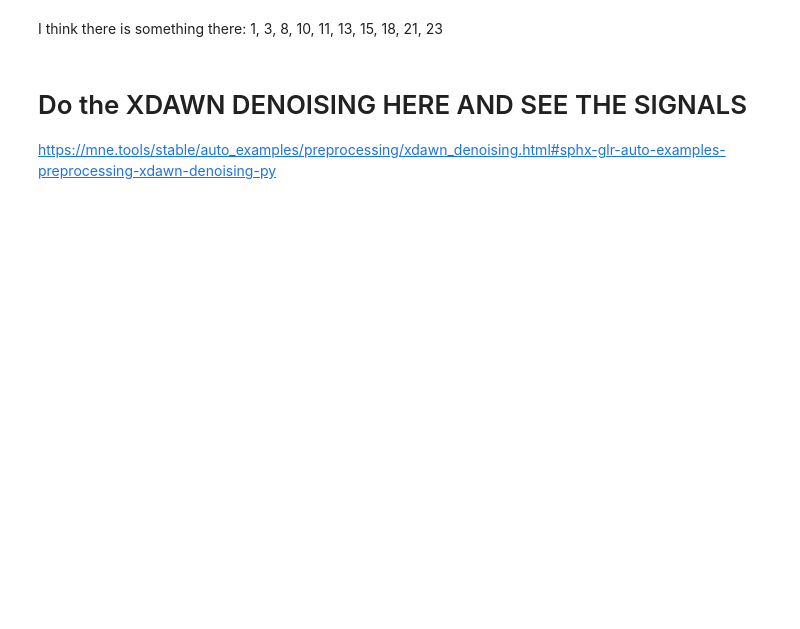
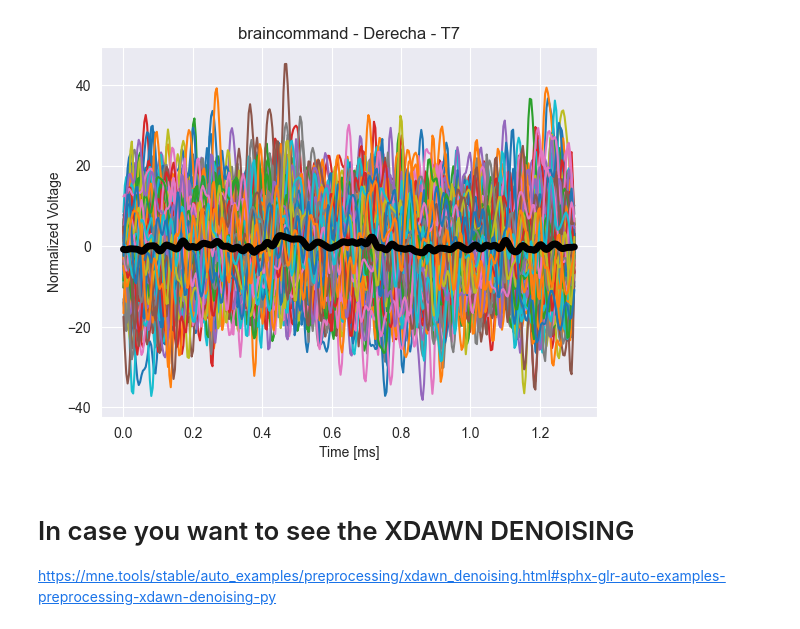
Before and after one commit to AlmaCuevas/EEG-Classifiers-Ensemble, a Jupyter notebook: src/processing_eeg_methods/plot_ERP.ipynb, the cells around one changed output. Cells and saved outputs as stored; diff of their text form; code cells hidden in the pictures; blank space fills up the shorter version.

```diff
--- a/src/processing_eeg_methods/plot_ERP.ipynb
+++ b/src/processing_eeg_methods/plot_ERP.ipynb
@@ -44,0 +29,20 @@ Applying baseline correction (mode: mean)
+# %%
+epochs_list = []
+for subject_id in subject_range:
+    print(f"Processing Subject {subject_id}...")
+    epochs, data, labels = load_data_labels_based_on_dataset(
+        dataset_info,
+        subject_id,
+        data_path,
+        selected_classes=selected_classes,
+        normalize=False,
+        apply_autoreject=False,
+        game_mode=game_mode,
+    )
+
+    epochs_list.append(epochs)
+
+epochs = mne.concatenate_epochs(epochs_list)
+
+data_train, data_test, _, labels_train, labels_test, _ = train_test_val_split(
+        dataX=data, dataY=labels, valid_flag=False)
@@ -54,24 +76,32 @@ def indexes(l, chosen_key):
         if key == chosen_key:
             return value
 #indexes(labels, 0)
-# %% [markdown]
-I think there is something there: 1, 3, 8, 10, 11, 13, 15, 18, 21, 23
 # %%
 for channel in range(len(dataset_info["channels_names"])):
     for word_index in range(len(dataset_info["target_names"])):
         plt.clf()
         samples_to_time = np.linspace(0, dataset_info["samples"]/dataset_info["sample_rate"], num=dataset_info["samples"])
         indexes_from_word = indexes(labels, word_index)
         for i_index in indexes_from_word:
             plt.plot(samples_to_time, data[i_index,channel,:])
         plt.plot(samples_to_time, np.mean(data[indexes_from_word,channel,:], axis=0), linewidth=5, color='k')
         plt.title(f'{dataset_name} - {dataset_info["target_names"][word_index]} - {dataset_info["channels_names"][channel]}')
         plt.xlabel('Time [ms]')
         plt.ylabel('Normalized Voltage')
-        plt.ylim(0.2, 0.4)
-        plt.savefig(f'{ROOT_VOTING_SYSTEM_PATH}/Results/{dataset_name}/ERP/ERP_{dataset_name}_{dataset_info["target_names"][word_index]}_{dataset_info["channels_names"][channel]}.png')
+        #plt.ylim(0.2, 0.4)
+
+        image_save_path = standard_saving_path(
+                dataset_info,
+                "ERP",
+                f"ERP_{dataset_name}_{dataset_info['target_names'][word_index]}_{dataset_info['channels_names'][channel]}",
+                file_ending='png',
+            )
+
+        plt.savefig(image_save_path)
+# %% [output]
+[figure, added]
 # %% [markdown]
-# Do the XDAWN DENOISING HERE AND SEE THE SIGNALS
+# In case you want to see the XDAWN DENOISING
 https://mne.tools/stable/auto_examples/preprocessing/xdawn_denoising.html#sphx-glr-auto-examples-preprocessing-xdawn-denoising-py
 # %%
 # from mne.preprocessing import Xdawn
```
Also changed, not shown: parts of 3 cells of this notebook.
